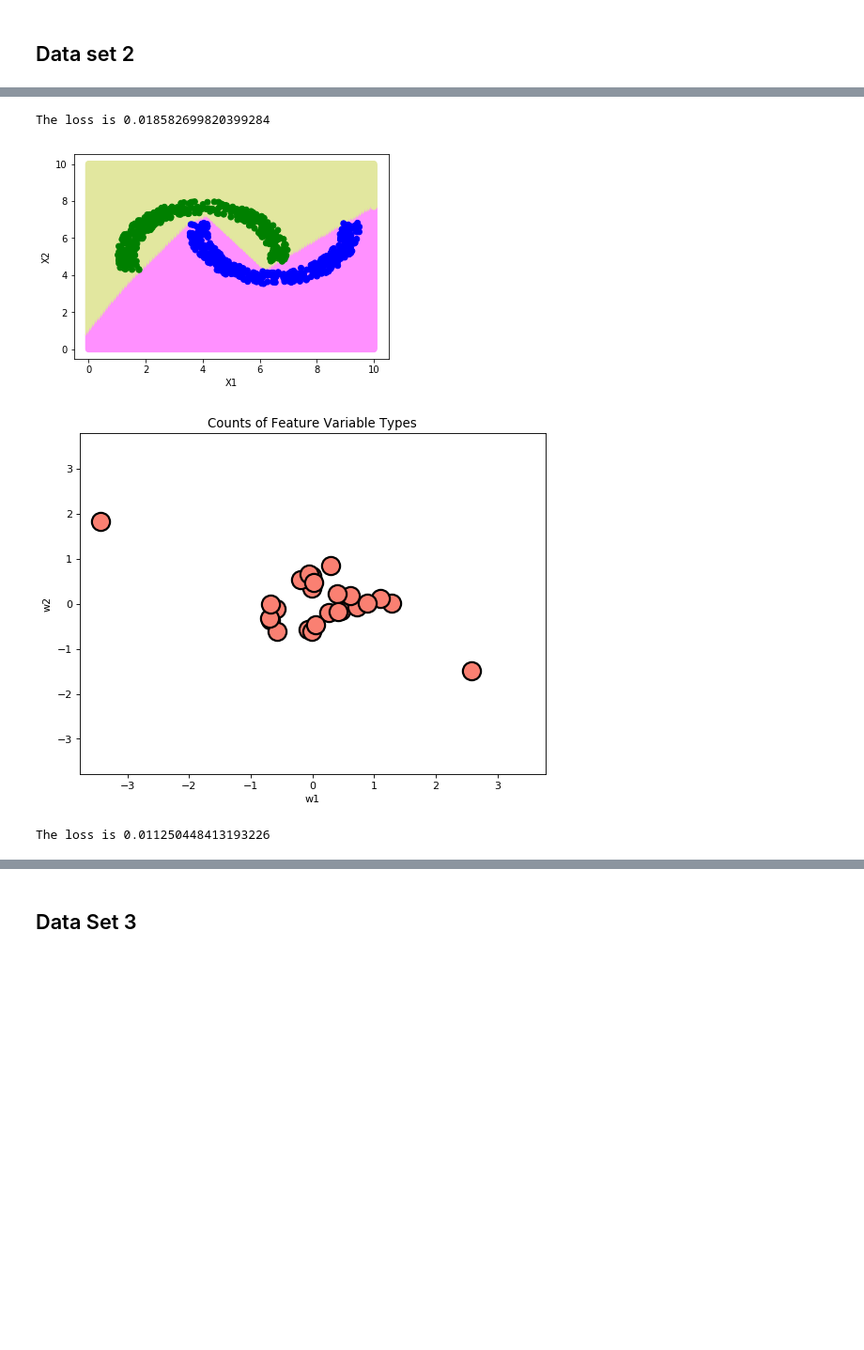
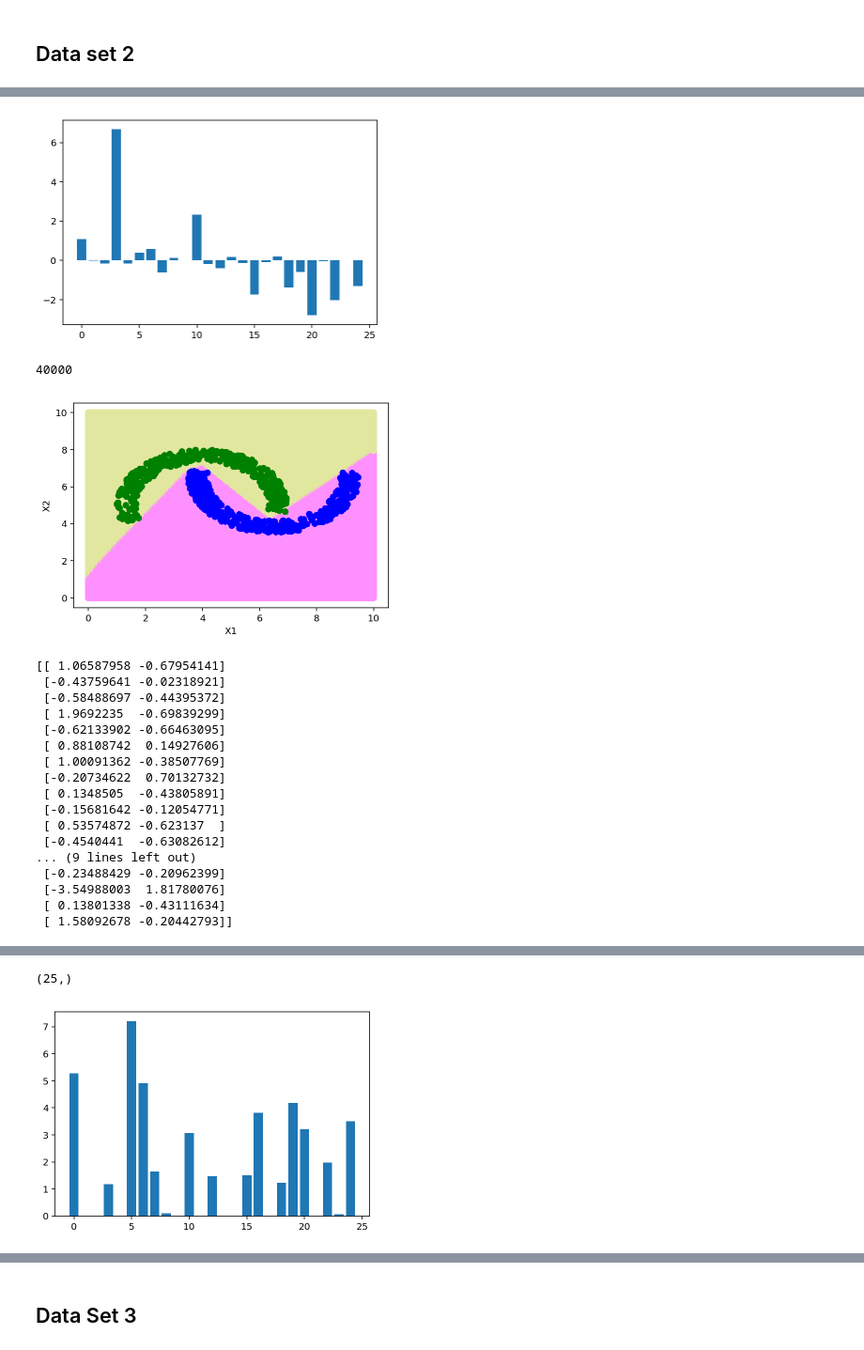
Before and after one commit to AdityaMullick/NN, a Jupyter notebook: well-fit-nn.ipynb, the cells around one changed output, grey strips where cells are left out. Shown at 94% size. Drawn from its saved outputs; the diff is of its cells as text; code cells hidden in the pictures; blank space fills up the shorter version.

```diff
--- a/well-fit-nn.ipynb
+++ b/well-fit-nn.ipynb
@@ -176,9 +184,27 @@ model = nn.Sequential(nn.Linear(d,H),
                      nn.Linear(H,1),
                       nn.Sigmoid())
 
+
+
+
 crit = torch.nn.BCELoss()
 optimizer = torch.optim.Adam(model.parameters(),lr=0.01)
 train(x,y,model,crit)
+
+o = []
+
+def hook(module, input, output):
+    print("called")
+    o.append(output)
+
+model[1].register_forward_hook(hook)
+
+
 plot_regions(x,y,model)
+
+print(len(o[0].tolist()[0]))
+a = np.array(o[0].tolist())
+t = np.sum(a, axis=0) / a.shape[0]
+print(t)
 # %% [output]
 Underparameterize
@@ -326,6 +406,16 @@ for ind in range(3):
     loss = train(x,y,model,crit)
     print("The loss is " + str(loss.tolist()))
 
+    o = []
+
+    def hook(module, input, output):
+        o.append(output)
+
+    model[1].register_forward_hook(hook)
+
     plot_regions(x,y,model)
     show_weights(model)
+    a = np.array(o[0].tolist())
+    t = np.sum(a, axis=0) / a.shape[0]
+    show_layer(t)
 # %% [output]
@@ -375,6 +489,21 @@ for ind in range(3):
     loss = train(x,y,model,crit)
     print("The loss is " + str(loss.tolist()))
 
+
+    o = []
+
+    def hook(module, input, output):
+        o.append(output)
+
+    model[1].register_forward_hook(hook)
+
     plot_regions(x,y,model)
     show_weights(model)
+    a = np.array(o[0].tolist())
+    t = np.sum(a, axis=0) / a.shape[0]
+
+
+    plot_regions(x,y,model)
+    show_weights(model)
+    show_layer(t)
 # %% [output]
@@ -384,4 +531,20 @@ The loss is 0.3709280788898468
-The loss is 0.018582699820399284
-[figure, old version]
+[figure, new version]
+40000
-[figure, old version]
+[figure, new version]
-The loss is 0.011250448413193226
+[[ 1.06587958 -0.67954141]
+ [-0.43759641 -0.02318921]
+ [-0.58488697 -0.44395372]
+ [ 1.9692235  -0.69839299]
+ [-0.62133902 -0.66463095]
+ [ 0.88108742  0.14927606]
+ [ 1.00091362 -0.38507769]
+ [-0.20734622  0.70132732]
+ [ 0.1348505  -0.43805891]
+ [-0.15681642 -0.12054771]
+ [ 0.53574872 -0.623137  ]
+ [-0.4540441  -0.63082612]
+... (9 lines left out)
+ [-0.23488429 -0.20962399]
+ [-3.54988003  1.81780076]
+ [ 0.13801338 -0.43111634]
+ [ 1.58092678 -0.20442793]]
@@ -389,0 +553,2 @@ The loss is 0.011250448413193226
+(25,)
+[figure, added]
```
Also changed, not shown: parts of 12 cells of this notebook.
